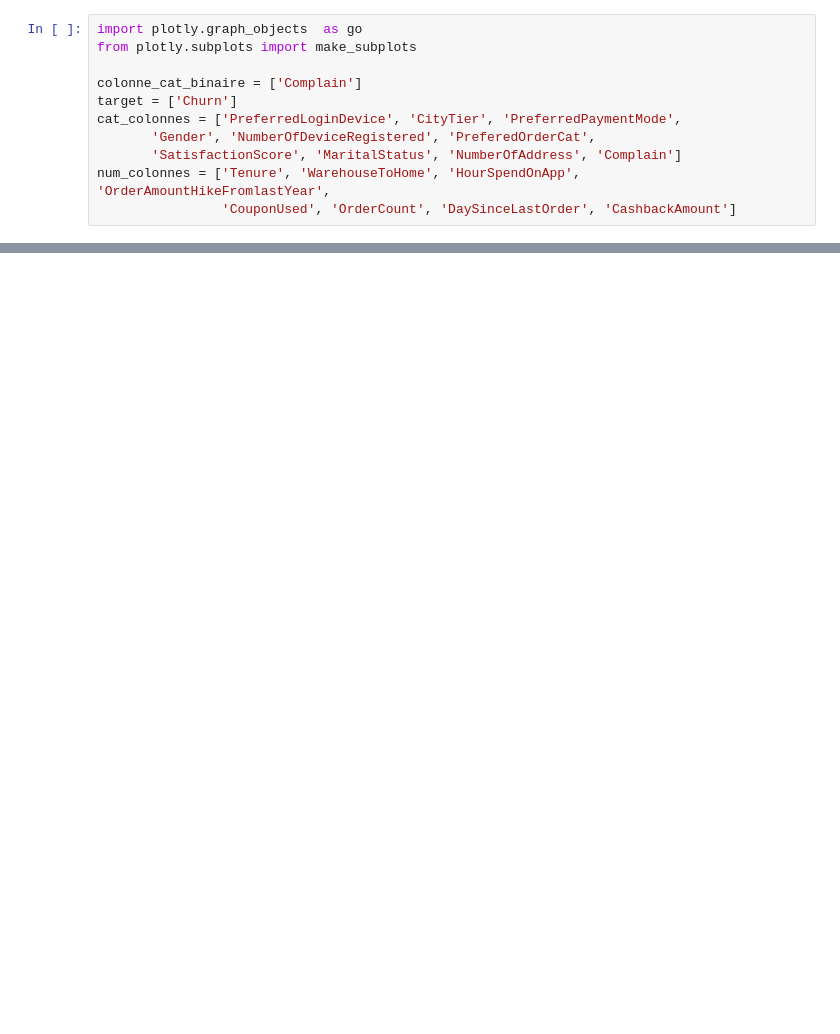
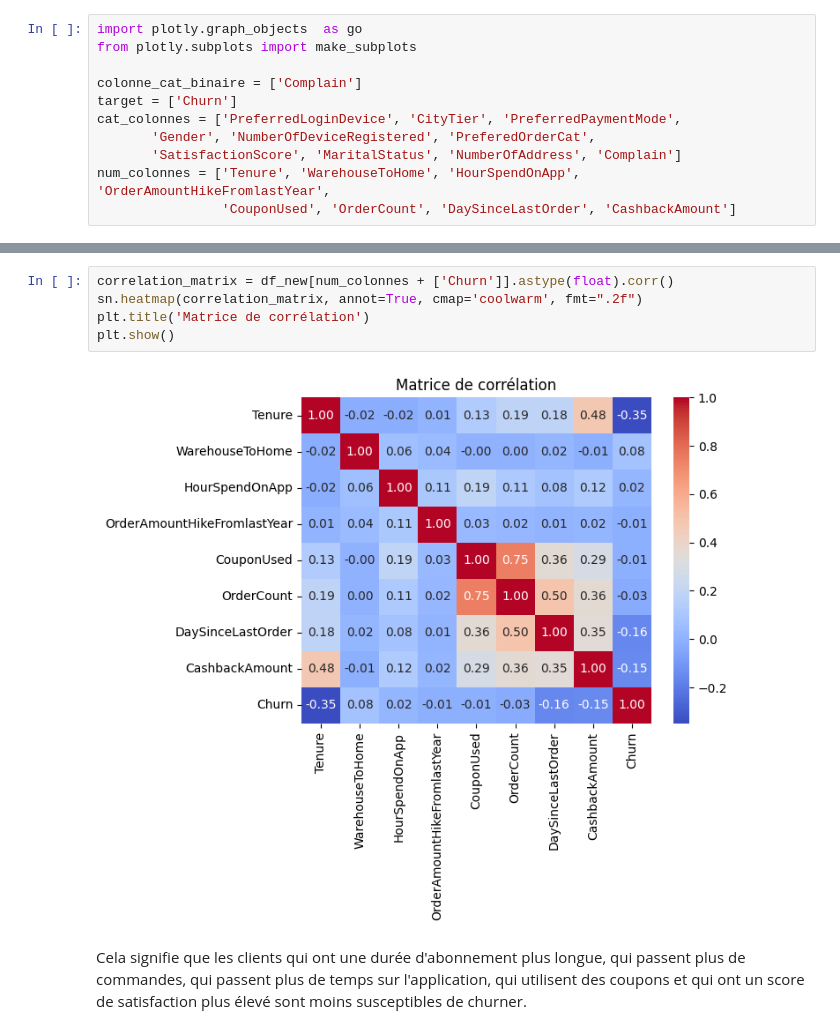
Before and after one commit to k-chanez/Churn-prediction, a Jupyter notebook: churn.ipynb, the cells around one changed output, grey strips where cells are left out. Drawn from its saved outputs; the diff is of its cells as text; blank space fills up the shorter version.

```diff
--- a/churn.ipynb
+++ b/churn.ipynb
@@ -108,0 +139,9 @@ num_colonnes = ['Tenure', 'WarehouseToHome', 'HourSpendOnApp', 'OrderAmountHikeF
+# %%
+correlation_matrix = df_new[num_colonnes + ['Churn']].astype(float).corr()
+sn.heatmap(correlation_matrix, annot=True, cmap='coolwarm', fmt=".2f")
+plt.title('Matrice de corrélation')
+plt.show()
+# %% [output]
+[figure, added]
+# %% [markdown]
+Cela signifie que les clients qui ont une durée d'abonnement plus longue, qui passent plus de commandes, qui passent plus de temps sur l'application, qui utilisent des coupons et qui ont un score de satisfaction plus élevé sont moins susceptibles de churner.
```
Also changed, not shown: parts of 4 cells of this notebook.
